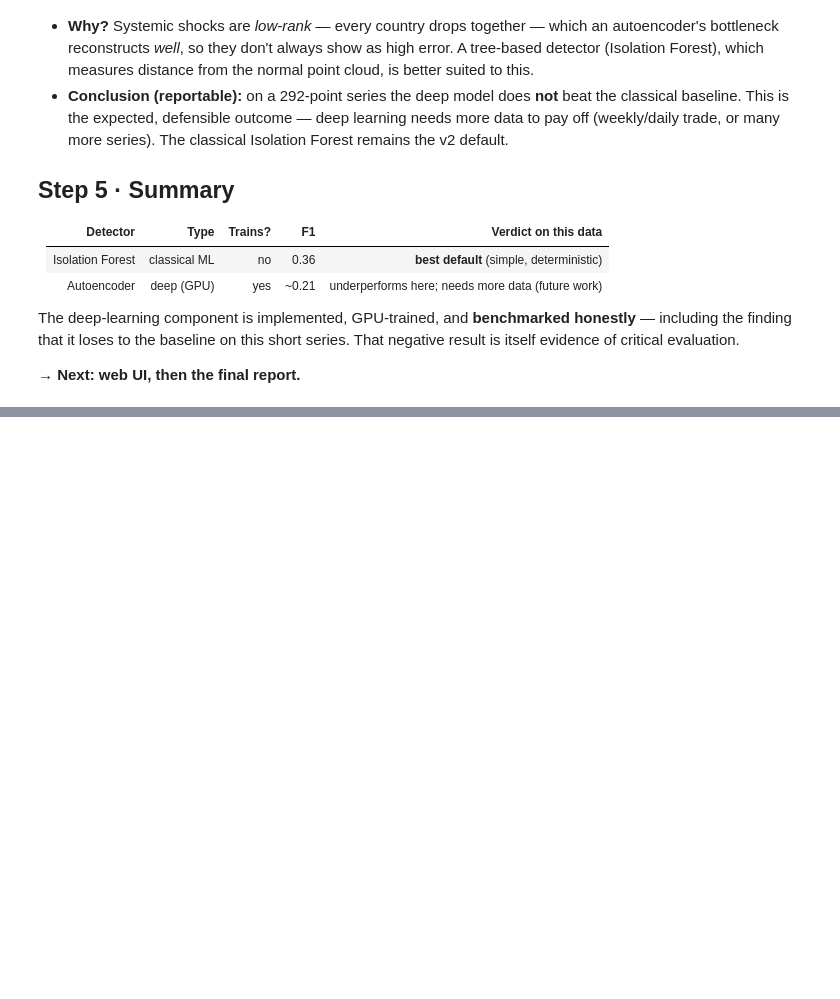
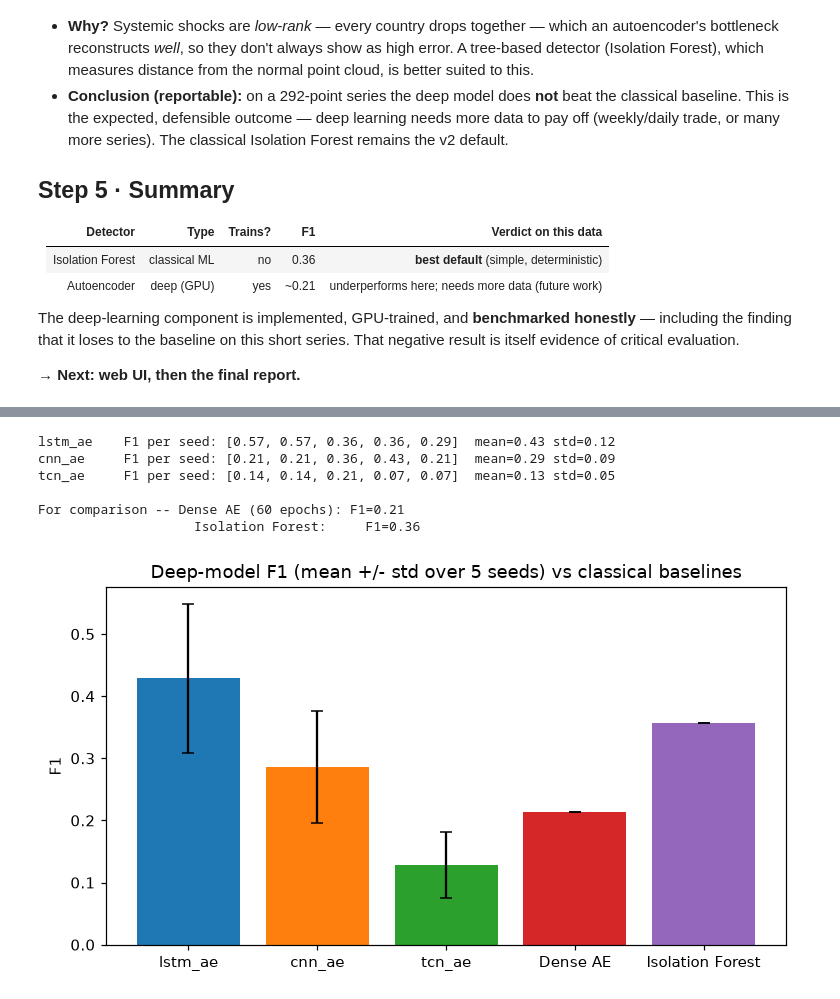
Before and after one commit to bellosahmed/time_series_hci, a Jupyter notebook: v2/notebooks/12_deep_model.ipynb, the cells around one changed output, grey strips where cells are left out. Cells and saved outputs as stored; diff of their text form; code cells hidden in the pictures; blank space fills up the shorter version.

```diff
--- a/v2/notebooks/12_deep_model.ipynb
+++ b/v2/notebooks/12_deep_model.ipynb
@@ -134,0 +150,33 @@ critical evaluation.
+# %%
+from src import deep_temporal as dt
+
+seed_f1 = {arch: [] for arch in ("lstm_ae", "cnn_ae", "tcn_ae")}
+for arch in seed_f1:
+    for seed in range(5):
+        flags_t = dt.temporal_ae_anomalies(feats, arch=arch, window=6, epochs=100, quantile=0.95, seed=seed)
+        seed_f1[arch].append(ad.score(flags_t.fillna(False), truth).f1)
+
+for arch, f1s in seed_f1.items():
+    print(f"{arch:10s} F1 per seed: {[round(f,2) for f in f1s]}  mean={np.mean(f1s):.2f} std={np.std(f1s):.2f}")
+
+print(f"\nFor comparison -- Dense AE (60 epochs): F1={ad.score(ae_flags, truth).f1:.2f}")
+print(f"                    Isolation Forest:     F1={ad.score(iso_flags, truth).f1:.2f}")
+# %% [output]
+lstm_ae    F1 per seed: [0.57, 0.57, 0.36, 0.36, 0.29]  mean=0.43 std=0.12
+cnn_ae     F1 per seed: [0.21, 0.21, 0.36, 0.43, 0.21]  mean=0.29 std=0.09
+tcn_ae     F1 per seed: [0.14, 0.14, 0.21, 0.07, 0.07]  mean=0.13 std=0.05
+
+For comparison -- Dense AE (60 epochs): F1=0.21
+                    Isolation Forest:     F1=0.36
+# %%
+fig, ax = plt.subplots(figsize=(7, 4))
+means = [np.mean(seed_f1[a]) for a in seed_f1]
+stds = [np.std(seed_f1[a]) for a in seed_f1]
+labels_bar = list(seed_f1.keys()) + ["Dense AE", "Isolation Forest"]
+values = means + [ad.score(ae_flags, truth).f1, ad.score(iso_flags, truth).f1]
+errs = stds + [0, 0]
+ax.bar(labels_bar, values, yerr=errs, capsize=4, color=["C0", "C1", "C2", "C3", "C4"])
+ax.set_title("Deep-model F1 (mean +/- std over 5 seeds) vs classical baselines")
+ax.set_ylabel("F1"); plt.tight_layout(); plt.show()
+# %% [output]
+[figure, added]
```
Also changed, not shown: parts of 2 cells of this notebook, 24 other files.
